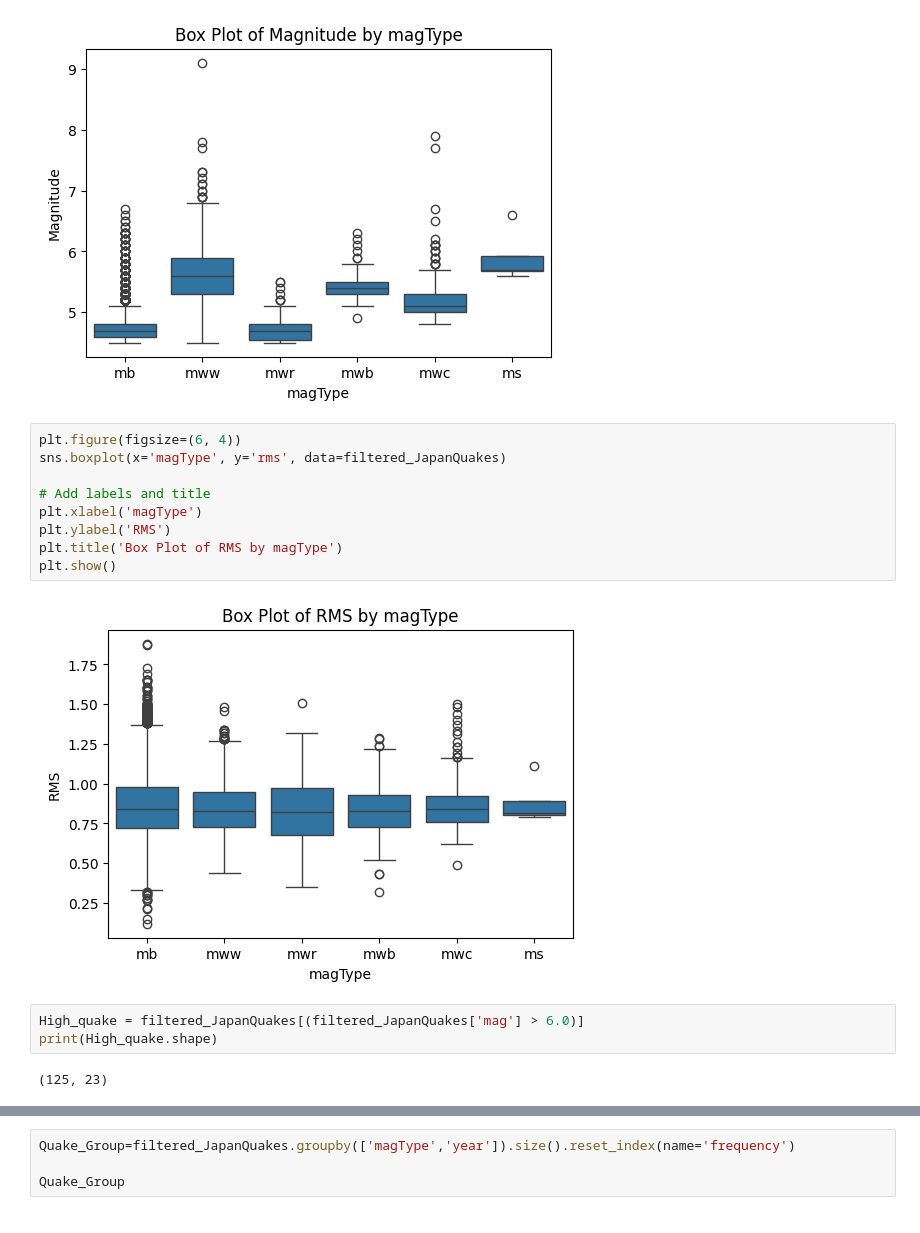
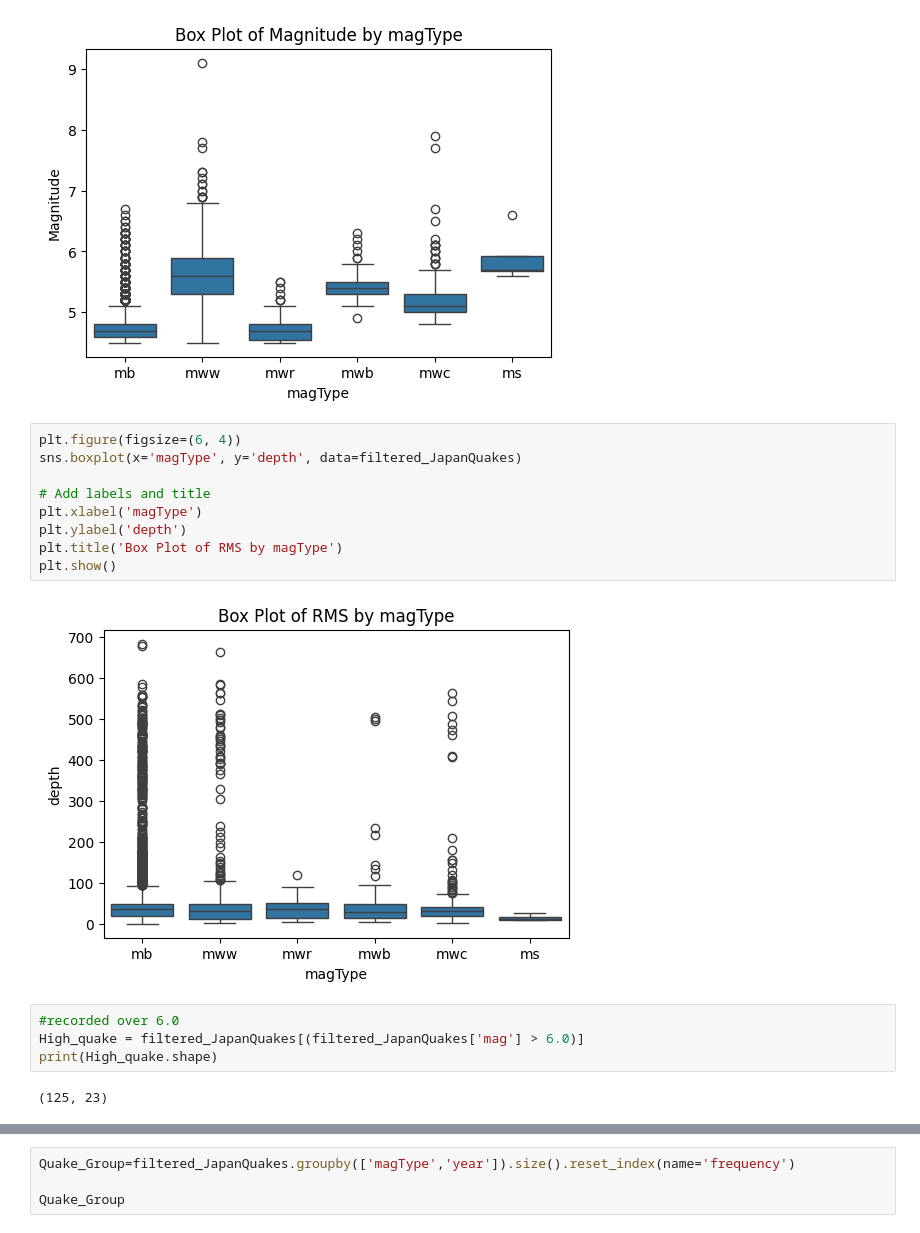
Before and after one commit to Twujira/TigistData110, a Jupyter notebook: Project2_Japanquake.ipynb, the cells around one changed output, grey strips where cells are left out. Cells and saved outputs as stored; diff of their text form.

```diff
--- a/Project2_Japanquake.ipynb
+++ b/Project2_Japanquake.ipynb
@@ -139,16 +160,17 @@ plt.show()
 [figure]
 # %%
 plt.figure(figsize=(6, 4))
-sns.boxplot(x='magType', y='rms', data=filtered_JapanQuakes)
+sns.boxplot(x='magType', y='depth', data=filtered_JapanQuakes)
 
 # Add labels and title
 plt.xlabel('magType')
-plt.ylabel('RMS')
+plt.ylabel('depth')
 plt.title('Box Plot of RMS by magType')
 plt.show()
 # %% [output]
-[figure, old version]
+[figure, new version]
 # %%
+#recorded over 6.0
 High_quake = filtered_JapanQuakes[(filtered_JapanQuakes['mag'] > 6.0)]
 print(High_quake.shape)
 # %% [output]
```
Also changed, not shown: parts of 9 cells of this notebook.
